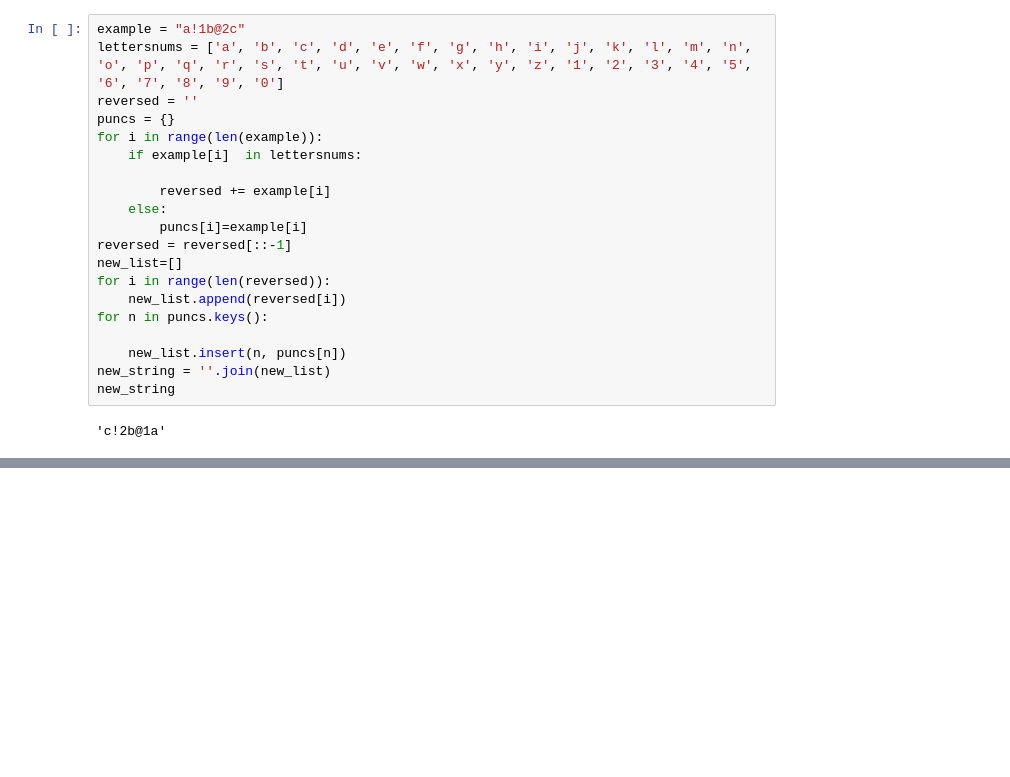
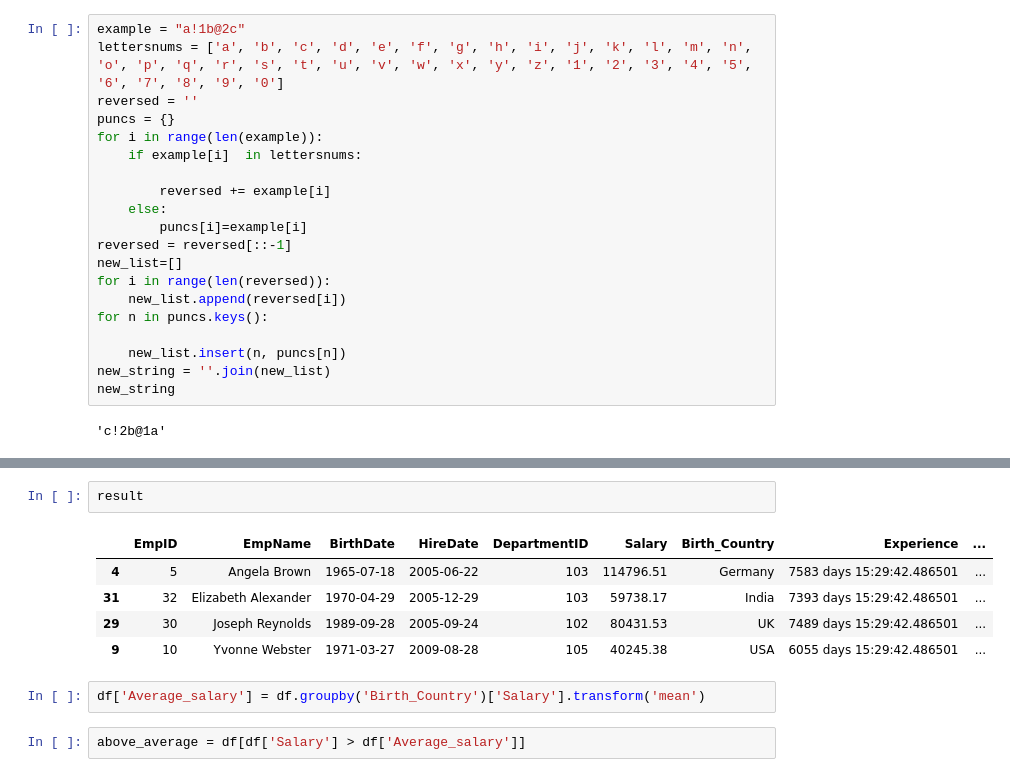
Before and after one commit to Davidov17/Python_homeworks, a Jupyter notebook: Finalprep/preparation.ipynb, the cells around one changed output, grey strips where cells are left out. Cells and saved outputs as stored; diff of their text form; blank space fills up the shorter version.

```diff
--- a/Finalprep/preparation.ipynb
+++ b/Finalprep/preparation.ipynb
@@ -97,0 +399,12 @@ new_string
+# %%
+result
+# %% [output]
+|  | EmpID | EmpName | BirthDate | HireDate | DepartmentID | Salary | Birth_Country | Experience | ... |
+| 4 | 5 | Angela Brown | 1965-07-18 | 2005-06-22 | 103 | 114796.51 | Germany | 7583 days 15:29:42.486501 | ... |
+| 31 | 32 | Elizabeth Alexander | 1970-04-29 | 2005-12-29 | 103 | 59738.17 | India | 7393 days 15:29:42.486501 | ... |
+| 29 | 30 | Joseph Reynolds | 1989-09-28 | 2005-09-24 | 102 | 80431.53 | UK | 7489 days 15:29:42.486501 | ... |
+| 9 | 10 | Yvonne Webster | 1971-03-27 | 2009-08-28 | 105 | 40245.38 | USA | 6055 days 15:29:42.486501 | ... |
+# %%
+df['Average_salary'] = df.groupby('Birth_Country')['Salary'].transform('mean')
+# %%
+above_average = df[df['Salary'] > df['Average_salary']]
```
Also changed, not shown: parts of 65 cells of this notebook, 2 other files.
